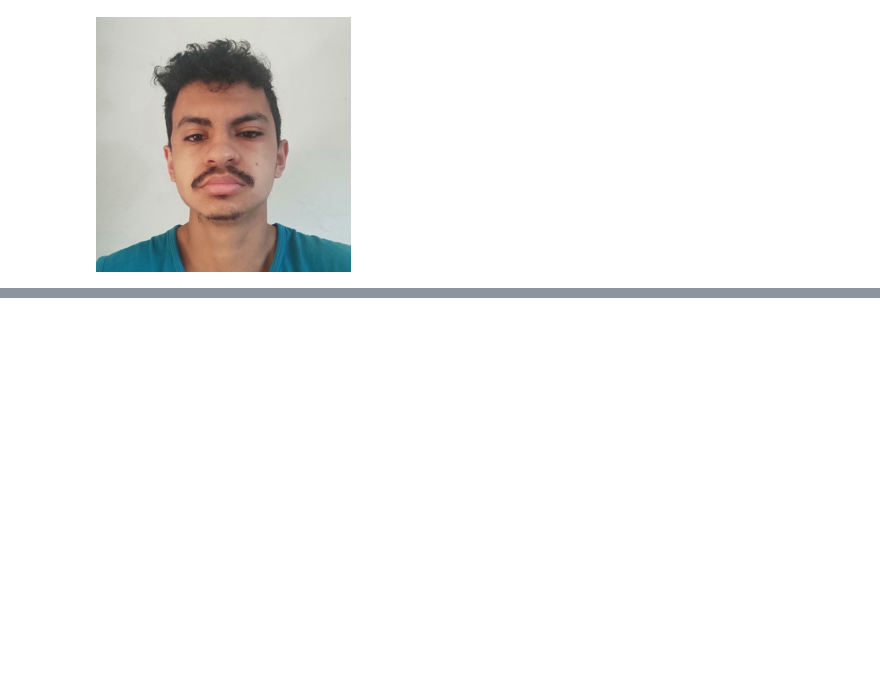
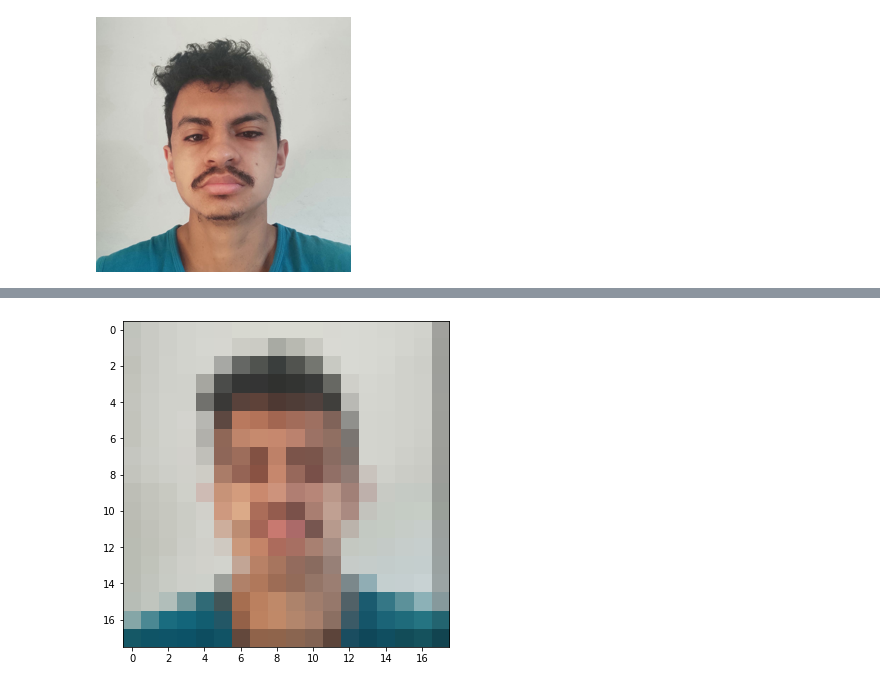
Before and after one commit to EliasJuk/image_processing, a Jupyter notebook: notebooks/facial_recognition.ipynb, the cells around one changed output, grey strips where cells are left out. Cells and saved outputs as stored; diff of their text form; code cells hidden in the pictures; blank space fills up the shorter version.

```diff
--- a/notebooks/facial_recognition.ipynb
+++ b/notebooks/facial_recognition.ipynb
@@ -39,0 +86,12 @@ display(nova_imagem)
+# %%
+from skimage import img_as_ubyte
+
+process_image = imread('../img/image.png')
+
+figure, axis = plt.subplots(1, 1, figsize=(40, 6))
+image = downscale_local_mean(process_image, (81, 81, 1)).astype(int)
+
+axis.imshow(image)
+imsave(('../img/output.png'), img_as_ubyte(image))
+# %% [output]
+[figure, added]
```
Also changed, not shown: parts of 5 cells of this notebook.
